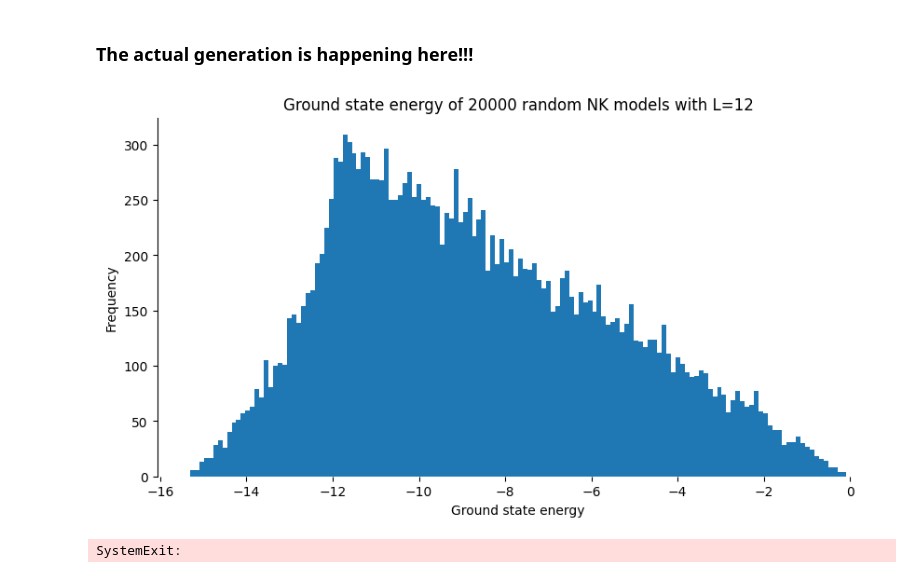
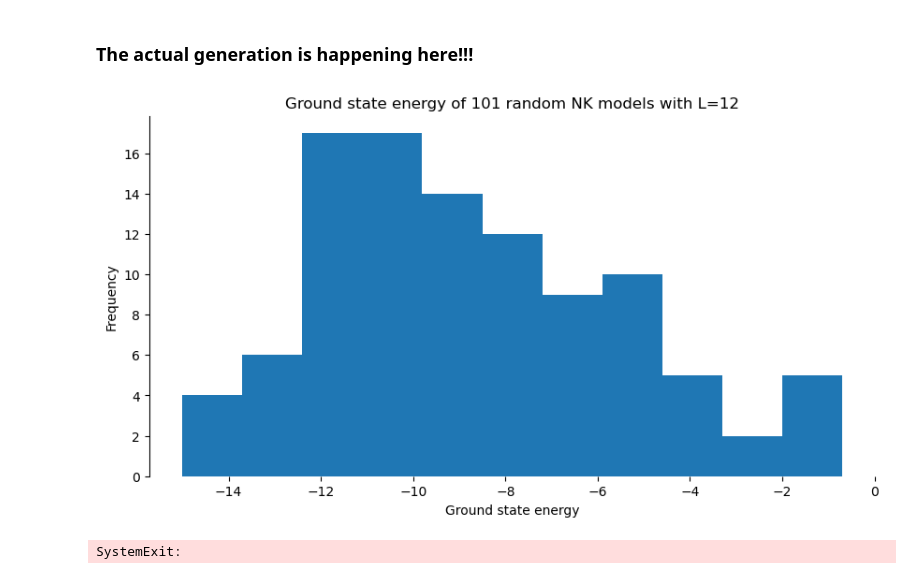
Before and after one commit to gerardPlanella/QGNN, a Jupyter notebook: dataset generation.ipynb, the cells around one changed output. Saved outputs shown, nothing was run; the diff lists cells and outputs as text; code cells hidden in the pictures.

```diff
--- a/dataset generation.ipynb
+++ b/dataset generation.ipynb
@@ -695,16 +697,16 @@ def generate_exact(hamiltonians, data_path=None):
 # %%
 clear_output()
 L = 12    # System size
           # Timing for exact diagonlization (on M1 chip): L = 8 => 5200 / min, L = 12 => 1200 / min, L = 16 => 50 / min, L = 20 => 3 / min
-N = 0 # Number of samples to generate
+N = 100 # Number of samples to generate
 
 # Generate
 data = generate_exact(generate_nk_ising(N, L), data_path=f'data/nk_{L}')
 
 # Plot
 _ = hist(data['energy'], xlabel="Ground state energy", title=f"Ground state energy of {len(data)} random NK models with L={L}")
 # %% [output]
-[figure, old version]
+[figure, new version]
 # %%
 sys.exit() # here to prevent the notebook from running further and destroying the plots when running all cells
 # %% [output]
```
Also changed, not shown: parts of 4 cells of this notebook, 4 other files.
